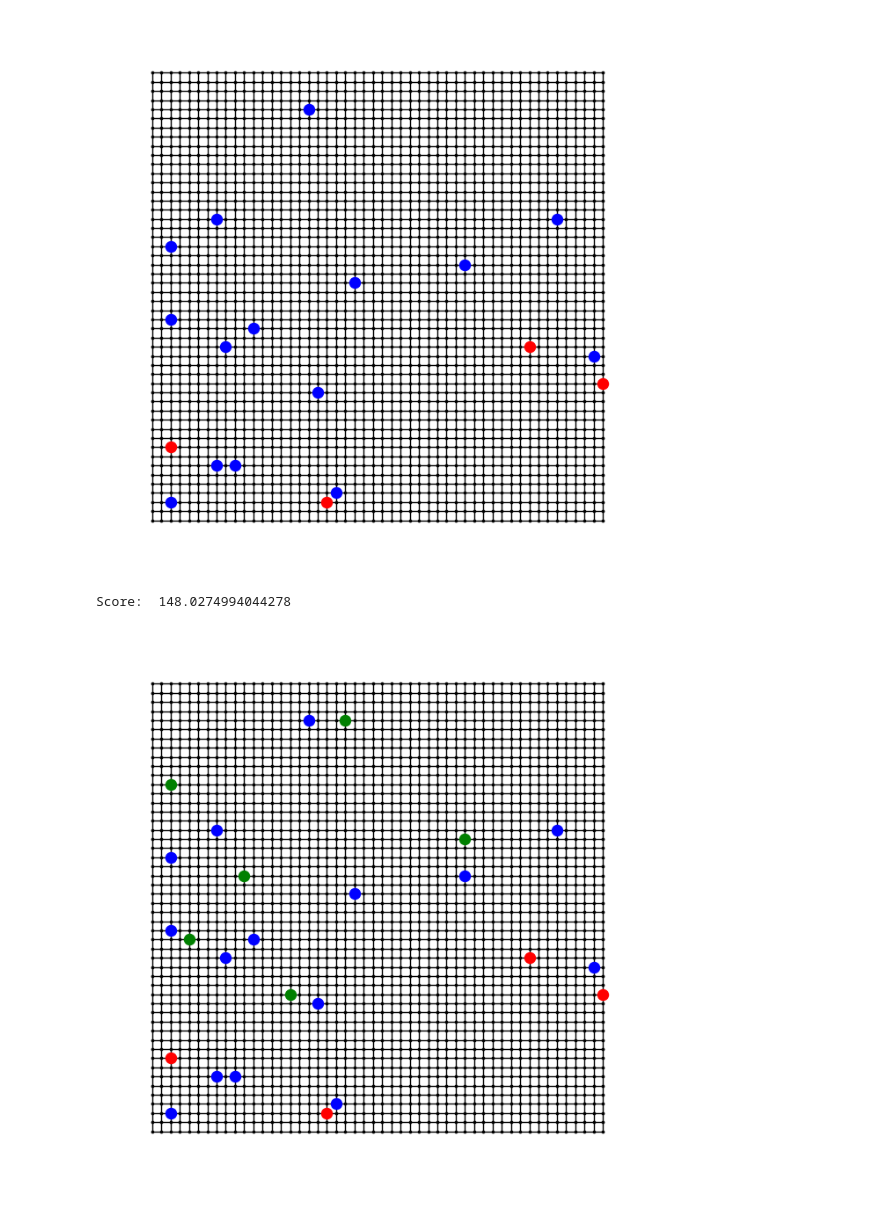
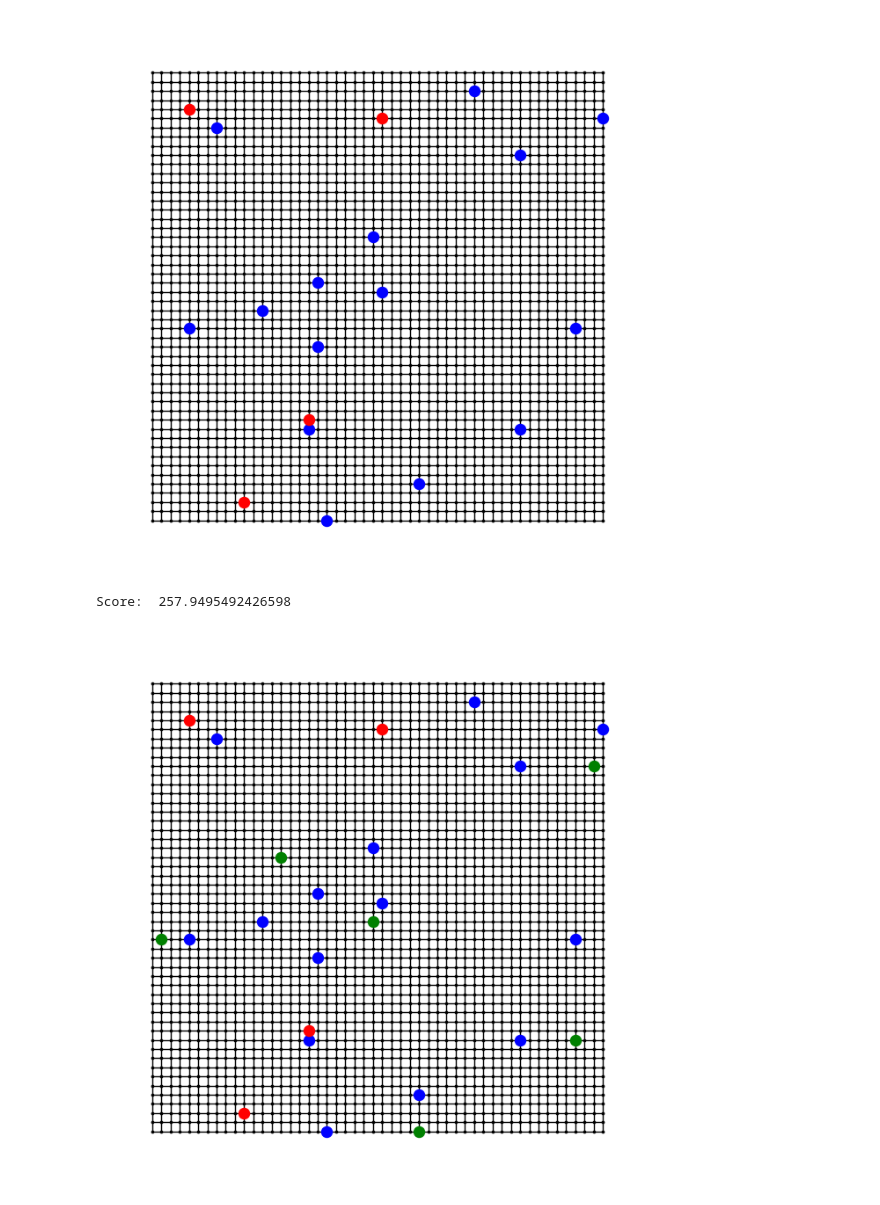
Before and after one commit to morf1102/ev-charger-dwave, a Jupyter notebook: annealing.ipynb, the cells around one changed output. Cells and saved outputs as stored; diff of their text form; code cells hidden in the pictures.

```diff
--- a/annealing.ipynb
+++ b/annealing.ipynb
@@ -6,17 +6,19 @@ from dimod import ExactCQMSolver
 
 from modules.solvers import QuantumAnnealing
 # %%
-SHAPE = (50,50)
+SHAPE = (50, 50)
 POI = 15
 CHARGERS = 4
 NEW_CHARGERS = 6
 
-SEED = 42
+SEED = None  # 42
 
-qa = QuantumAnnealing(SHAPE, POI, CHARGERS, NEW_CHARGERS, seed=SEED)
+qa = QuantumAnnealing(
+    SHAPE, POI, CHARGERS, NEW_CHARGERS, seed=SEED, sampler=LeapHybridSampler()
+)
 qa.draw_grid()
 # %% [output]
-[figure, old version]
+[figure, new version]
 # %%
 # Build BQM
 bqm = qa.build_bqm_numpy()
@@ -29,5 +31,5 @@ score = qa.score_sampleset(sampleset)
 print("Score: ", score)
 qa.draw_grid()
 # %% [output]
-Score:  148.0274994044278
+Score:  257.9495492426598
-[figure, old version]
+[figure, new version]
```
